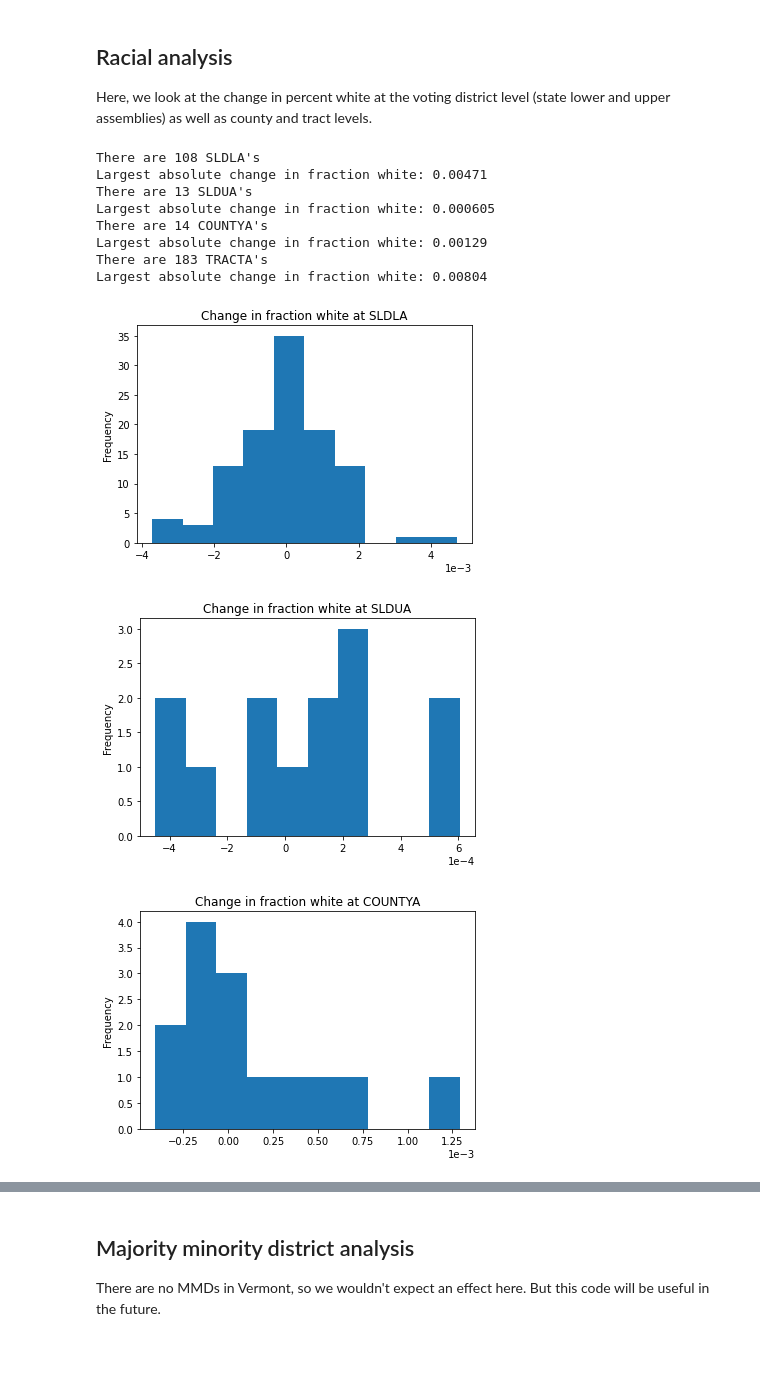
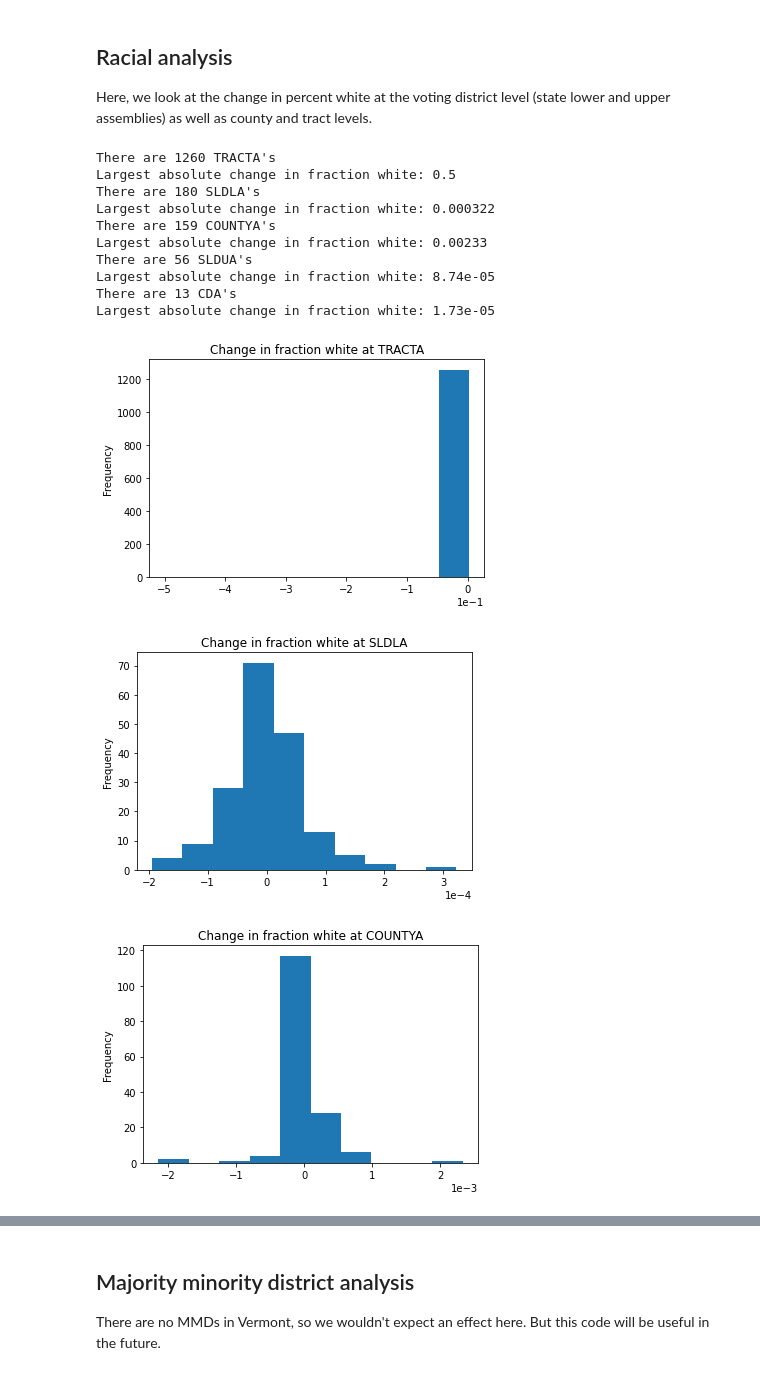
Before and after one commit to mraghavan/synthetic-census, a Jupyter notebook: code/Swapping analysis.ipynb, the cells around one changed output, grey strips where cells are left out. Cells and saved outputs as stored; diff of their text form; code cells hidden in the pictures.

```diff
--- a/code/Swapping analysis.ipynb
+++ b/code/Swapping analysis.ipynb
@@ -133,7 +143,7 @@ block_map.head()
 # %%
 def make_GISJOIN(df):
     block_df = pd.read_csv(get_block_file())
-    block_df = block_df[['GISJOIN', 'COUNTYA', 'TRACTA', 'BLOCKA', 'SLDUA', 'SLDLA']]
+    block_df = block_df[['GISJOIN', 'COUNTYA', 'TRACTA', 'BLOCKA', 'SLDUA', 'SLDLA', 'CDA']]
     return df.merge(block_df,
              how='inner',
              on=['COUNTYA', 'TRACTA', 'BLOCKA'],
@@ -143,4 +153,6 @@ def cols_to_str(df):
     df['COUNTYFP10'] = df['COUNTYA'].astype(str).str.zfill(3)
     df['TRACTCE10'] = df['TRACTA'].astype(str).str.zfill(6)
     df['BLOCKCE10'] = df['BLOCKA'].astype(str).str.zfill(4)
+    df['CD111FP'] = df['CDA'].astype(str).str.zfill(2)
+    df['SLDLA'] = df['SLDLA'].astype(str).str.zfill(3)
 # %%
@@ -170,7 +183,8 @@ def get_geo_at_area(area):
             'UP_LEG': 'SLDUA',
             'LOW_LEG': 'SLDLA',
             'COUNTY': 'COUNTYFP10',
-            'TRACT': ['COUNTYFP10', 'TRACTCE10']}
+            'TRACT': ['COUNTYFP10', 'TRACTCE10'],
+            'CONG': ['CD111FP']}
     if cols[area]:
         df = get_aggregated_df(orig_df, cols[area])
     else:
@@ -203,5 +235,5 @@ def add_geo(df, map_df):
 # %%
-plot_level = 'UP_LEG'
+plot_level = 'LOW_LEG'
 df = get_geo_at_area(plot_level)
 print(len(df), 'regions at level', plot_level)
 df.head()
@@ -291,20 +324,22 @@ def pct_white_changes_stats(df, col):
     diff.plot.hist()
     plt.ticklabel_format(axis='x', style='sci', scilimits=(0, 0))
     plt.title('Change in fraction white at ' + col)
+# %%
+levels = ['TRACTA', 'SLDLA', 'COUNTYA', 'SLDUA', 'CDA']
 # %%
-pct_white_changes_stats(orig_df, 'SLDLA')
-pct_white_changes_stats(orig_df, 'SLDUA')
-pct_white_changes_stats(orig_df, 'COUNTYA')
-pct_white_changes_stats(orig_df, 'TRACTA')
+for level in levels:
+    pct_white_changes_stats(orig_df, level)
 # %% [output]
-There are 108 SLDLA's
-Largest absolute change in fraction white: 0.00471
-There are 13 SLDUA's
-Largest absolute change in fraction white: 0.000605
-There are 14 COUNTYA's
-Largest absolute change in fraction white: 0.00129
-There are 183 TRACTA's
-Largest absolute change in fraction white: 0.00804
+There are 1260 TRACTA's
+Largest absolute change in fraction white: 0.5
+There are 180 SLDLA's
+Largest absolute change in fraction white: 0.000322
+There are 159 COUNTYA's
+Largest absolute change in fraction white: 0.00233
+There are 56 SLDUA's
+Largest absolute change in fraction white: 8.74e-05
+There are 13 CDA's
+Largest absolute change in fraction white: 1.73e-05
-[figure, old version]
+[figure, new version]
-[figure, old version]
+[figure, new version]
-[figure, old version]
+[figure, new version]
```
Also changed, not shown: parts of 37 cells of this notebook, 1 other file.
